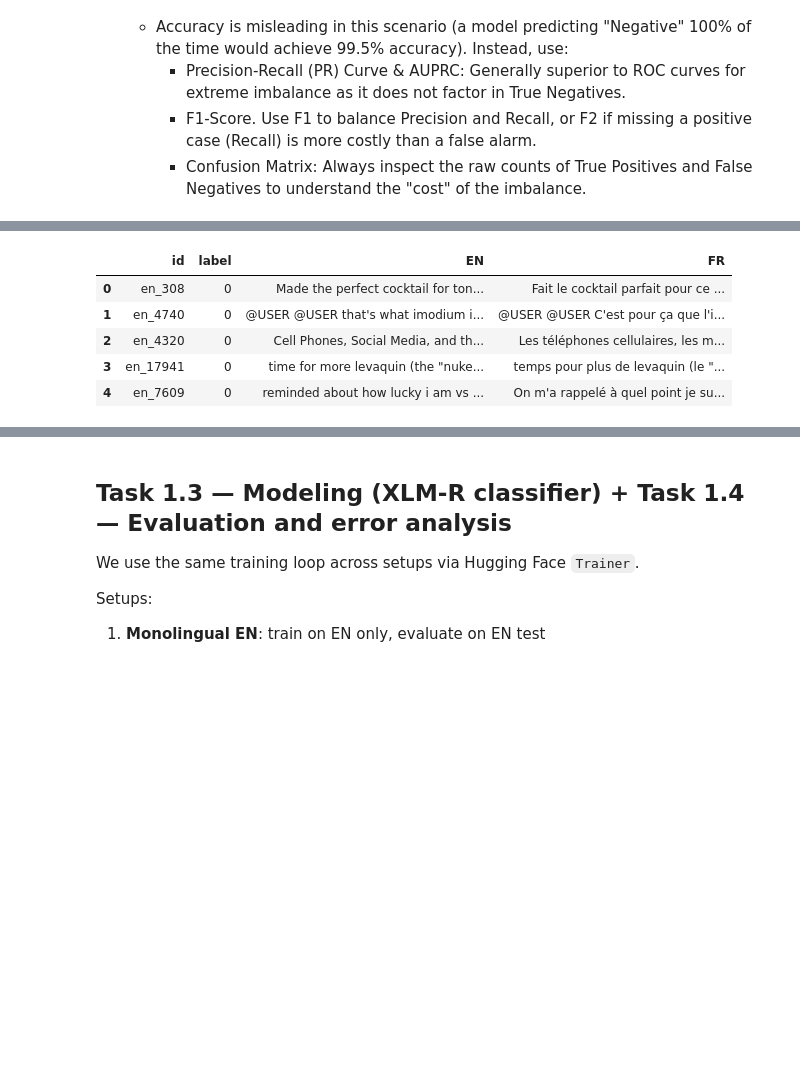
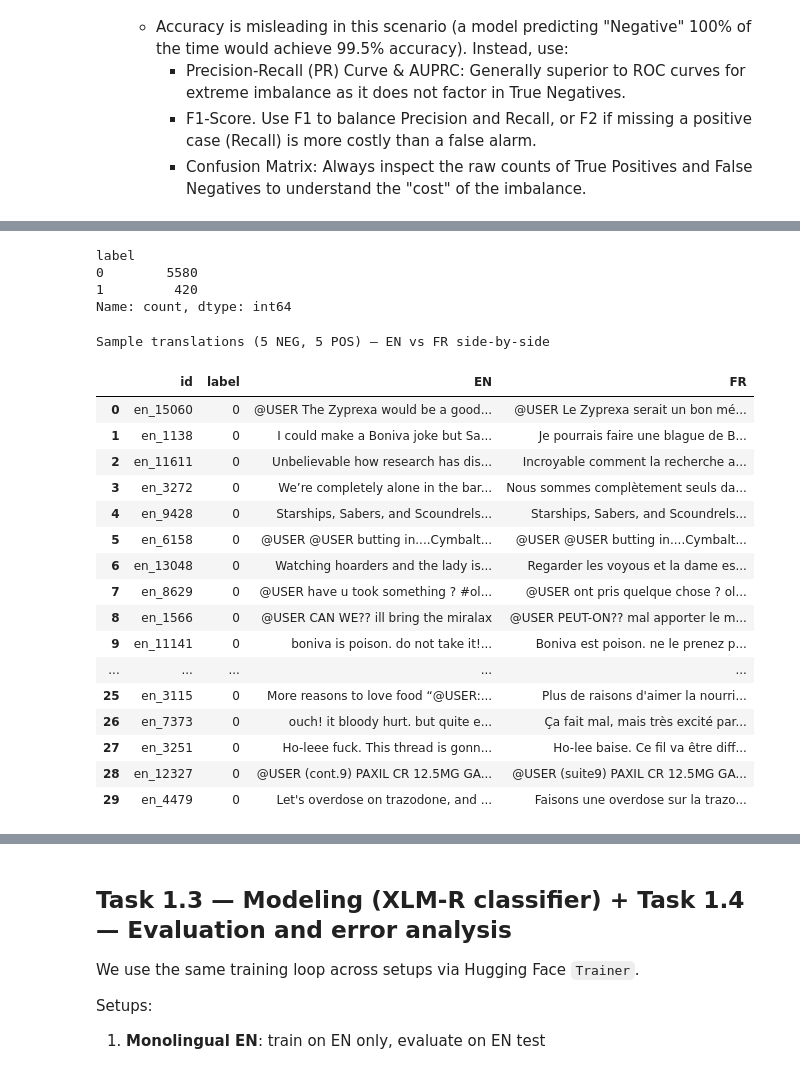
Before and after one commit to atomicsulfate/smm4h-26-task1, a Jupyter notebook: smm4h2026_task1_multilingual_ade.ipynb, the cells around one changed output, grey strips where cells are left out. Saved outputs shown, nothing was run; the diff lists cells and outputs as text; code cells hidden in the pictures; blank space fills up the shorter version.

```diff
--- a/smm4h2026_task1_multilingual_ade.ipynb
+++ b/smm4h2026_task1_multilingual_ade.ipynb
@@ -87,7 +87,7 @@ WEIGHT_DECAY = 0.01
 TRAIN_LANGS = ["en", "de"]
 ZERO_SHOT_LANG = "fr"
 
-TRANSLATE_N = 3000
+TRANSLATE_N = 6000
 TRANSLATION_MODEL_NAME = "Helsinki-NLP/opus-mt-en-fr"  # offline MT via MarianMT
 
 # If you need a quick smoke run, set this to True (uses smaller subsets)
@@ -531,37 +534,34 @@ TRANSLATIONS_CACHE = ARTIFACTS_DIR / f"translations_en_fr_{TRANSLATE_N}_seed{SEE
 
 
 def stratified_sample_en(df: pd.DataFrame, n: int, seed: int) -> pd.DataFrame:
+    """Sample n English examples **preserving the natural label distribution**.
+
+    Previous version targeted 50/50 balance, which inflated the positive rate
+    from ~7% to ~36% and caused the translation-trained FR model to massively
+    over-predict positives at test time (where the positive rate is ~7%).
+    """
     en = df[(df["language"] == "en")].copy().reset_index(drop=True)
+    if len(en) <= n:
+        return en.sample(frac=1.0, random_state=seed).reset_index(drop=True)
 
-    # If there aren't enough in one class, fall back to max possible while keeping stratification.
-    counts = en["label"].value_counts().to_dict()
-    n0 = counts.get(0, 0)
-    n1 = counts.get(1, 0)
+    # Stratified sample that preserves the original label proportions
+    splitter = StratifiedShuffleSplit(n_splits=1, test_size=n, random_state=seed)
+    _, idx_sample = next(splitter.split(en, en["label"]))
+    out = en.iloc[idx_sample].sample(frac=1.0, random_state=seed).reset_index(drop=True)
+    return out
 
-    target_0 = n // 2
-    target_1 = n - target_0
 
-    # Clamp to availability
-    take_0 = min(target_0, n0)
-    take_1 = min(target_1, n1)
+HASHTAG_RE = re.compile(r"#(\w+)")
 
-    # If we couldn't reach n due to scarcity, fill from the other class
-    remaining = n - (take_0 + take_1)
-    if remaining > 0:
-        if n0 - take_0 >= remaining:
-            take_0 += remaining
-        elif n1 - take_1 >= remaining:
-            take_1 += remaining
-        else:
-            # Can't reach n at all
-            take_0 = n0
-            take_1 = n1
 
-    part0 = en[en["label"] == 0].sample(n=take_0, random_state=seed) if take_0 > 0 else en.iloc[:0]
-    part1 = en[en["label"] == 1].sample(n=take_1, random_state=seed) if take_1 > 0 else en.iloc[:0]
+def _strip_hashtags_for_translation(text: str) -> str:
+    """Strip '#' from hashtags so MarianMT translates the underlying words.
 
-    out = pd.concat([part0, part1], axis=0).sample(frac=1.0, random_state=seed).reset_index(drop=True)
-    return out
+    E.g. '#prostatitis' → 'prostatitis', '#CyberSecurity' → 'CyberSecurity'.
+    Without this, MarianMT treats hashtags as opaque tokens and leaves them
+    untranslated in the French output.
+    """
+    return HASHTAG_RE.sub(r"\1", text)
 
 
 def translate_en_to_fr(texts: List[str], model_name: str, batch_size: int = 16) -> List[str]:
@@ -571,6 +571,9 @@ def translate_en_to_fr(texts: List[str], model_name: str, batch_size: int = 16)
     device = torch.device("cuda" if torch.cuda.is_available() else "cpu")
     model.to(device)
     model.eval()
+
+    # Strip hashtags before translation so words get translated
+    texts = [_strip_hashtags_for_translation(t) for t in texts]
 
     outputs: List[str] = []
     for i in tqdm(range(0, len(texts), batch_size), desc="Translating EN→FR"):
@@ -635,6 +638,6 @@ def _sample_translations_side_by_side(df: pd.DataFrame, label: int, n: int = 5,
     return view.reset_index(drop=True)
 
 print("\nSample translations (5 NEG, 5 POS) — EN vs FR side-by-side")
-display(_sample_translations_side_by_side(fr_translated_train, label=0, n=5, seed=SEED))
-display(_sample_translations_side_by_side(fr_translated_train, label=1, n=5, seed=SEED))
+display(_sample_translations_side_by_side(fr_translated_train, label=0, n=30, seed=SEED))
+display(_sample_translations_side_by_side(fr_translated_train, label=1, n=30, seed=SEED))
 # %% [output]
@@ -650,7 +655,23 @@ Sample translations (5 NEG, 5 POS) — EN vs FR side-by-side
+label
+0        5580
+1         420
+Name: count, dtype: int64
+Sample translations (5 NEG, 5 POS) — EN vs FR side-by-side
 |  | id | label | EN | FR |
-| 0 | en_308 | 0 | Made the perfect cocktail for ton... | Fait le cocktail parfait pour ce ... |
-| 1 | en_4740 | 0 | @USER @USER that's what imodium i... | @USER @USER C'est pour ça que l'i... |
-| 2 | en_4320 | 0 | Cell Phones, Social Media, and th... | Les téléphones cellulaires, les m... |
-| 3 | en_17941 | 0 | time for more levaquin (the "nuke... | temps pour plus de levaquin (le "... |
-| 4 | en_7609 | 0 | reminded about how lucky i am vs ... | On m'a rappelé à quel point je su... |
+| 0 | en_15060 | 0 | @USER The Zyprexa would be a good... | @USER Le Zyprexa serait un bon mé... |
+| 1 | en_1138 | 0 | I could make a Boniva joke but Sa... | Je pourrais faire une blague de B... |
+| 2 | en_11611 | 0 | Unbelievable how research has dis... | Incroyable comment la recherche a... |
+| 3 | en_3272 | 0 | We’re completely alone in the bar... | Nous sommes complètement seuls da... |
+| 4 | en_9428 | 0 | Starships, Sabers, and Scoundrels... | Starships, Sabers, and Scoundrels... |
+| 5 | en_6158 | 0 | @USER @USER butting in....Cymbalt... | @USER @USER butting in....Cymbalt... |
+| 6 | en_13048 | 0 | Watching hoarders and the lady is... | Regarder les voyous et la dame es... |
+| 7 | en_8629 | 0 | @USER have u took something ? #ol... | @USER ont pris quelque chose ? ol... |
+| 8 | en_1566 | 0 | @USER CAN WE?? ill bring the miralax | @USER PEUT-ON?? mal apporter le m... |
+| 9 | en_11141 | 0 | boniva is poison. do not take it!... | Boniva est poison. ne le prenez p... |
+| ... | ... | ... | ... | ... |
+| 25 | en_3115 | 0 | More reasons to love food “@USER:... | Plus de raisons d'aimer la nourri... |
+| 26 | en_7373 | 0 | ouch! it bloody hurt. but quite e... | Ça fait mal, mais très excité par... |
+| 27 | en_3251 | 0 | Ho-leee fuck. This thread is gonn... | Ho-lee baise. Ce fil va être diff... |
+| 28 | en_12327 | 0 | @USER (cont.9) PAXIL CR 12.5MG GA... | @USER (suite9) PAXIL CR 12.5MG GA... |
+| 29 | en_4479 | 0 | Let's overdose on trazodone, and ... | Faisons une overdose sur la trazo... |
 |  | id | label | EN | FR |
```
Also changed, not shown: parts of 12 cells of this notebook, 1 other file.
